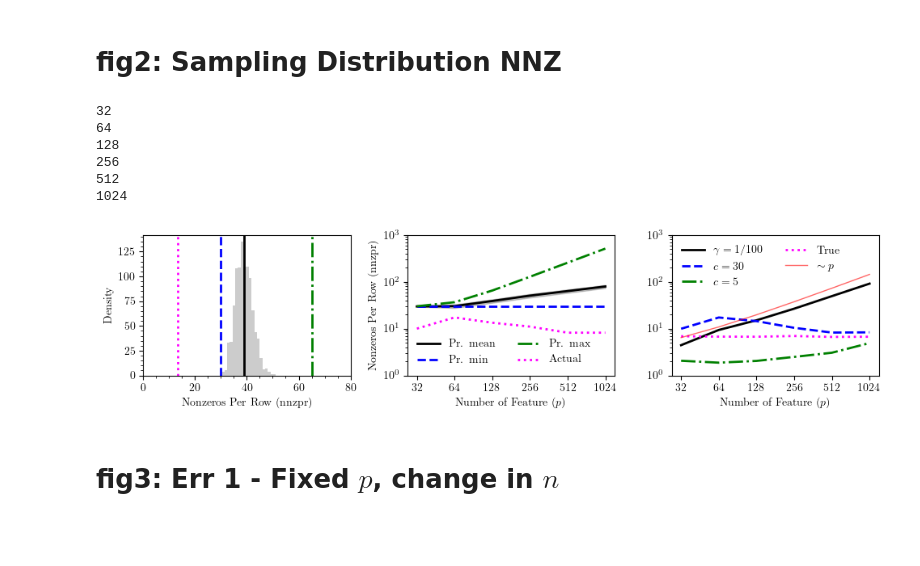
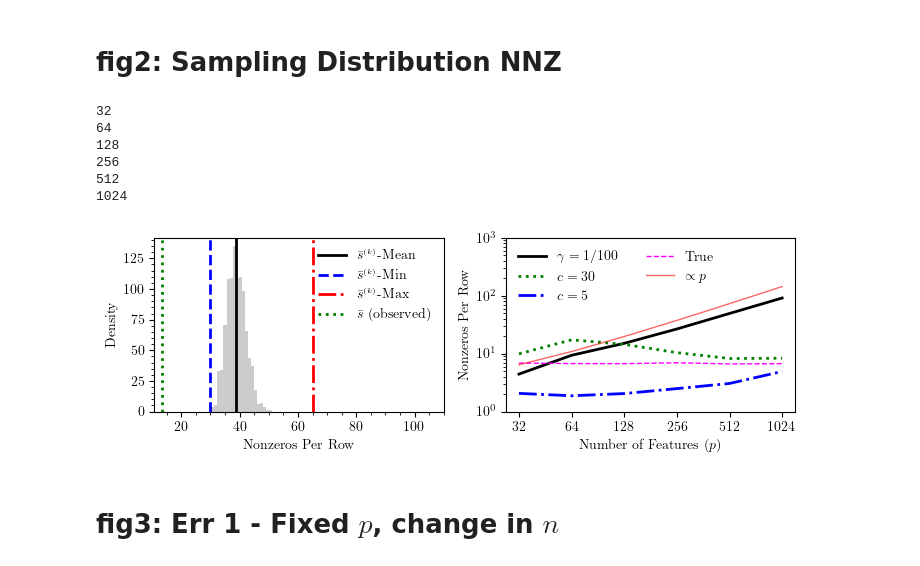
Before and after one commit to aefty/aquic, a Jupyter notebook: tests.ipynb, the cells around one changed output. Cells and saved outputs as stored; diff of their text form; code cells hidden in the pictures; blank space fills up the shorter version.

```diff
--- a/tests.ipynb
+++ b/tests.ipynb
@@ -544,97 +384,60 @@ def single_run2(p_line, data_type):
 
 data_type = "cluster"
 
-fig, axs = make_plot(1,3,s=[1.1,1],sharex=False, sharey=False)
+fig, axs = make_plot(1,2,s=[1.2,1],sharex=False, sharey=False)
 
+########################################
+inx = 0
+########################################
 p = 128
 n = p/2
 c = 30
+nnzpr_set,nnzpr_min,nnzpr_max,nnzpr_actual,nnzpr_true = single_run1(p,n,c,data_type)
+axs[0,inx].hist(nnzpr_set,bins=20,density=False,color="black",alpha=.2)
+axs[0,inx].axvline(x=np.mean(nnzpr_set), color="black",    linestyle="-",  linewidth=2, label=r"$\bar{s}^{\scriptscriptstyle{(k)}}$-Mean")
+axs[0,inx].axvline(x=nnzpr_min,          color="blue",     linestyle="--", linewidth=2, label=r"$\bar{s}^{\scriptscriptstyle{(k)}}$-Min")
+axs[0,inx].axvline(x=nnzpr_max,          color="red",      linestyle="-.", linewidth=2, label=r"$\bar{s}^{\scriptscriptstyle{(k)}}$-Max")
+axs[0,inx].axvline(x=nnzpr_actual,       color="green",    linestyle=":",  linewidth=2, label=r"$\bar{s}$ (observed)")
+axs[0,inx].minorticks_on()
+axs[0,inx].set_xlim([None,110])
+axs[0,inx].set_ylabel(f"Density")
+axs[0,inx].set_xlabel(f"Nonzeros Per Row")
+axs[0, inx].legend(loc='upper right', frameon=False, fontsize=10, ncol=1)
 
 ########################################
-########################################
-inx = 0
-nnzpr_set,nnzpr_min,nnzpr_max,nnzpr_actual,nnzpr_true = single_run1(p,n,c,data_type)
-axs[0,inx].hist(nnzpr_set,bins=20,density=False,color="black",alpha=.2)
-axs[0,inx].axvline(x=np.mean(nnzpr_set),color="black",    linestyle="-",  linewidth=2, label=f"Prob. mean")
-axs[0,inx].axvline(x=nnzpr_min,         color="blue",     linestyle="--", linewidth=2,label=f"Prob. min")
-axs[0,inx].axvline(x=nnzpr_max,         color="green",    linestyle="-.", linewidth=2,label=f"Prob. max")
-axs[0,inx].axvline(x=nnzpr_actual,      color="magenta",  linestyle=":",  linewidth=2,label=f"Actual")
-axs[0,inx].minorticks_on()
-axs[0,inx].set_xlim([0,80])
-axs[0,inx].set_ylabel(f"Density")
-axs[0,inx].set_xlabel(f"Nonzeros Per Row (nnzpr)")
-
-
-########################################
-########################################
-c = 30
-p_line = [32,64,128,256,512,1024]
-
-nnzpr_set_mean   = np.zeros(len(p_line))
-nnzpr_set_std    = np.zeros(len(p_line))
-nnzpr_min_set    = np.zeros(len(p_line))
-nnzpr_max_set    = np.zeros(len(p_line))
-nnzpr_actual_set = np.zeros(len(p_line))
-
-for i, p in enumerate(p_line):
-    n = p/2
-    nnzpr_set,nnzpr_min,nnzpr_max,nnzpr_actual,nnzpr_true = single_run1(p,n,c,data_type)
-    nnzpr_set_mean[i]   = np.mean(nnzpr_set)
-    nnzpr_set_std[i]    = np.std(nnzpr_set)
-    nnzpr_min_set[i]    = nnzpr_min
-    nnzpr_max_set[i]    = nnzpr_max
-    nnzpr_actual_set[i] = nnzpr_actual
-
-inx = 1
-axs[0,inx].loglog(p_line,nnzpr_set_mean,color="black",     linewidth=2 ,linestyle="-",label=f"Pr. mean")
-axs[0,inx].fill_between(p_line, nnzpr_set_mean + nnzpr_set_std, nnzpr_set_mean - nnzpr_set_std, alpha=.2, color="black")
-axs[0,inx].loglog(p_line,nnzpr_min_set,color="blue",       linewidth=2 ,linestyle="--",label=f"Pr. min")
-axs[0,inx].loglog(p_line,nnzpr_max_set,color="green",      linewidth=2 ,linestyle="-.",label=f"Pr. max")
-axs[0,inx].loglog(p_line,nnzpr_actual_set,color="magenta", linewidth=2 ,linestyle=":",label=f"Actual")
-axs[0,inx].set_xticks(p_line)
-axs[0,inx].set_xscale('log', base=2)
-axs[0,inx].minorticks_on()
-axs[0,inx].set_xticks(p_line)
-axs[0,inx].set_ylim([1,1e3])
-axs[0,inx].set_xticklabels([str(int(val)) for val in p_line])
-axs[0,inx].set_ylabel(f"Nonzeros Per Row (nnzpr)")
-axs[0,inx].set_xlabel(f"Number of Feature ($p$)")
-axs[0, inx].legend(loc='lower left', frameon=False, fontsize=10, ncol=2)
-
-########################################
+inx = inx + 1
 ########################################
 p_line = [32,64,128,256,512,1024]
-
-inx = 2
 nnz1,nnz2,nnz3,nnz_true = single_run2(p_line, data_type)
-axs[0,inx].loglog(p_line,nnz1,color="black",linestyle="-",       linewidth=2 , label=f"$\gamma=1/100$")
-axs[0,inx].loglog(p_line,nnz2,color="blue", linestyle="--",      linewidth=2 , label=f"$c=30$")
-axs[0,inx].loglog(p_line,nnz3,color="green", linestyle="-.",     linewidth=2 , label=f"$c=5$")
-axs[0,inx].loglog(p_line,nnz_true,color="magenta",linestyle=":", linewidth=2 , label=f"True")
+axs[0,inx].loglog(p_line,nnz1,     color="black",   linestyle="-",  linewidth=2 , label=f"$\gamma=1/100$")
+axs[0,inx].loglog(p_line,nnz2,     color="green",   linestyle=":",  linewidth=2 , label=f"$c=30$")
+axs[0,inx].loglog(p_line,nnz3,     color="blue",    linestyle="-.", linewidth=2 , label=f"$c=5$")
+axs[0,inx].loglog(p_line,nnz_true, color="magenta", linestyle="--", linewidth=1 , label=f"True")
 
 base = nnz1[0]
 y = np.array(p_line)
 y = (base / y[0]) * y + 2
 
-axs[0,inx].loglog(p_line,y,color="red",linestyle="-", linewidth=1 ,label=f"$\sim p$", alpha=.6)
+axs[0,inx].loglog(p_line,y,color="red",linestyle="-", linewidth=1 ,label=f"$\propto p$", alpha=.6)
 
 axs[0,inx].set_xscale('log', base=2)
 axs[0,inx].set_xticks(p_line)
 axs[0,inx].set_xticklabels([str(int(val)) for val in p_line])
 axs[0,inx].set_ylim([1,1e3])
 
-axs[0,inx].set_xlabel(f"Number of Feature ($p$)")
+axs[0,inx].set_ylabel(f"Nonzeros Per Row")
+axs[0,inx].set_xlabel(f"Number of Features ($p$)")
 axs[0,inx].legend(loc="upper left", frameon=False, fontsize=10, ncol=2)
 
-fig.savefig("fig_2.png", dpi=300, bbox_inches='tight')
+fig.savefig("fig_2.png", dpi=300)
 # %% [output]
 32
 64
 128
 256
 512
 1024
-[figure, old version]
+[figure, new version]
 # %% [markdown]
 # fig3: Err 1 - Fixed $p$, change in $n$
 # %%
```
Also changed, not shown: parts of 5 cells of this notebook, 7 other files.
